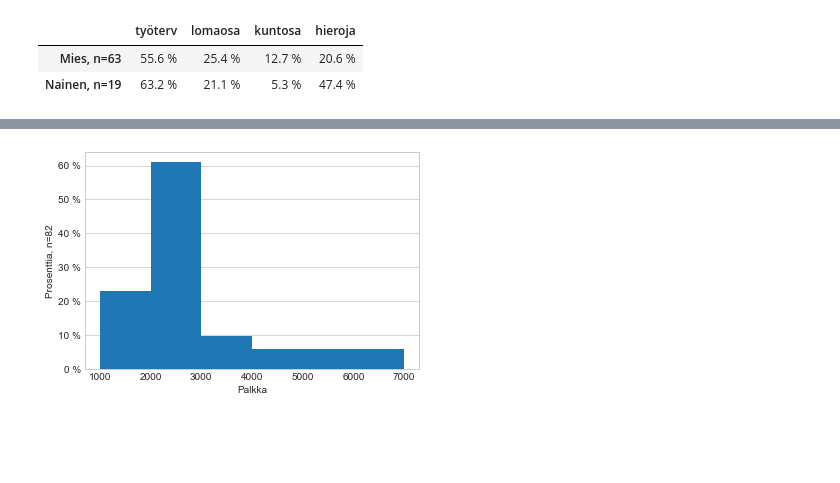
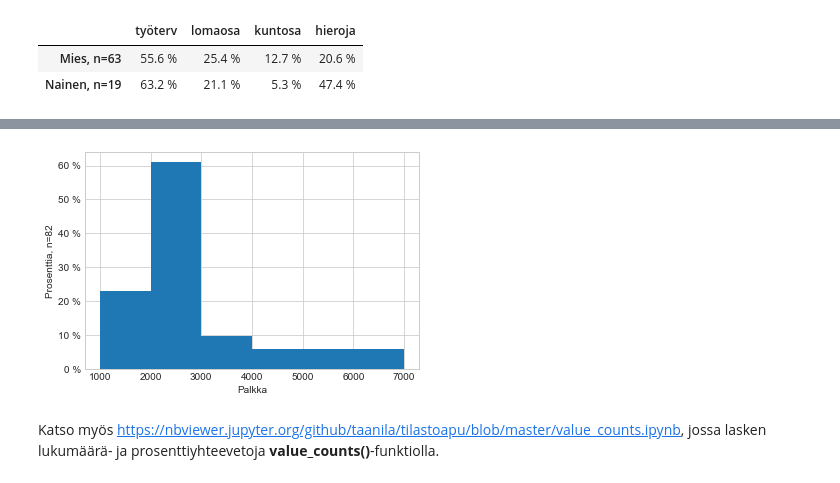
Before and after one commit to taanila/selittava, a Jupyter notebook: lukumaaria.ipynb, the cells around one changed output, grey strips where cells are left out. Drawn from its saved outputs; the diff is of its cells as text; code cells hidden in the pictures; blank space fills up the shorter version.

Commit message:
Kaikki tarvittava lukumäärien ja prosenttien laskentaan ja esittämiseen

```diff
--- a/lukumaaria.ipynb
+++ b/lukumaaria.ipynb
@@ -382,19 +367,16 @@ ax9.grid(axis = 'x')
 # %%
 # np.ones kikalla prosentit hist-kaavioon
-# np.ones tuottaa n kpl ykkösiä, jolloin jokaiselle luokalle tulee painoksi 1 / n
+# np.ones tuottaa n kpl ykkösiä, jolloin jokaiselle luokalle tulee painoksi 1/n
 
 # Histogrammi, jossa y-akselilla prosentit
 n = df['palkka'].count()
-
-ax10 = df['palkka'].hist(bins = bins, weights = np.ones(n) / n)
-
+ax10 = df['palkka'].hist(bins=bins, weights=np.ones(n)/n)
 ax10.set_xlabel('Palkka')
 ax10.set_ylabel('Prosenttia, n='+str(n))
 
 # x-akselin ticksien tuunaus
 ax10.yaxis.set_major_formatter(myFmt1)
-
-# Poistan pystysuuntaisen taustaviivoituksen
-ax10.grid(axis = 'x')
 # %% [output]
-[figure, old version]
+[figure, new version]
+# %% [markdown]
+Katso myös https://nbviewer.jupyter.org/github/taanila/tilastoapu/blob/master/value_counts.ipynb, jossa lasken lukumäärä- ja prosenttiyhteevetoja <b>value_counts()</b>-funktiolla.
```
Also changed, not shown: parts of 19 cells of this notebook.
